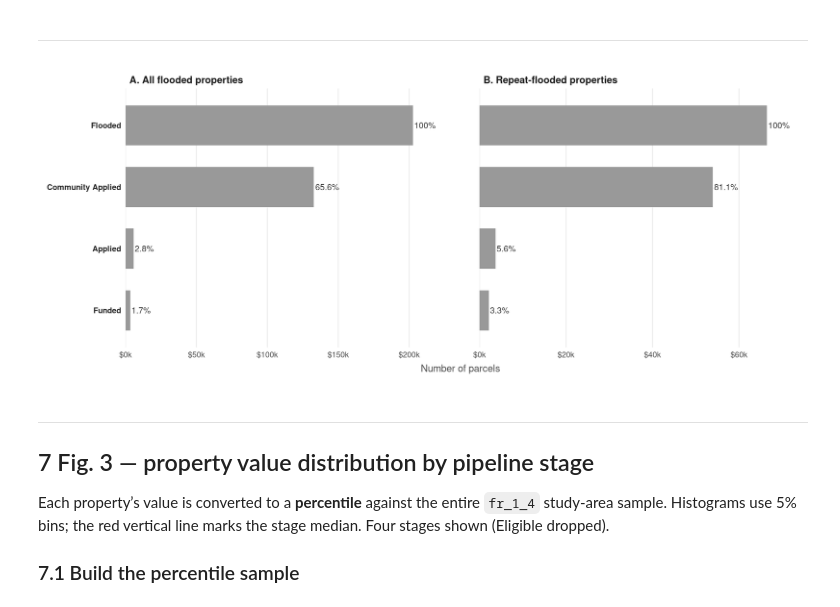
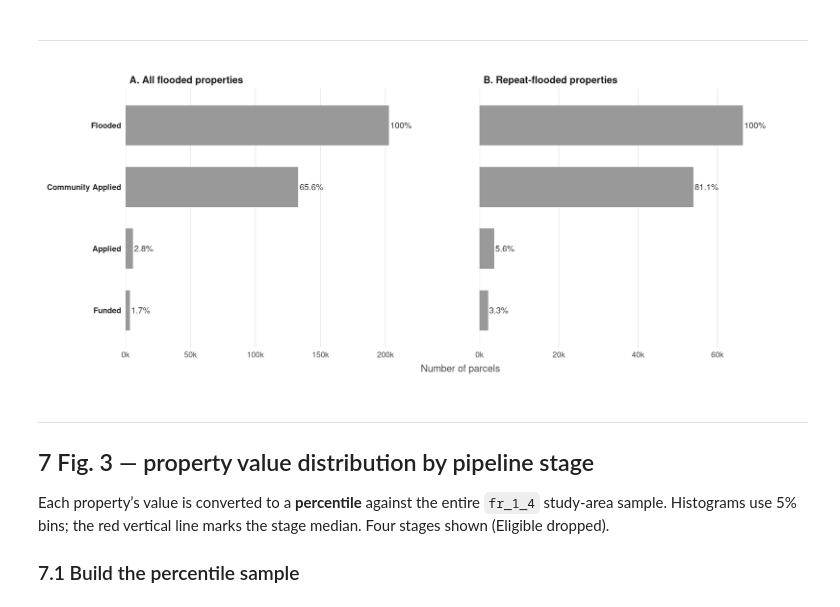
Before and after one commit to russblessing/Obstacles, a Jupyter notebook: notebooks/08_manuscript_figures.embed.ipynb, the cells around one changed output. Saved outputs shown, nothing was run; the diff lists cells and outputs as text; code cells hidden in the pictures.

```diff
--- a/notebooks/08_manuscript_figures.embed.ipynb
+++ b/notebooks/08_manuscript_figures.embed.ipynb
@@ -235,36 +235,36 @@ fig2_data <- funnel |>
 
 fig2 <- ggplot(fig2_data, aes(x = n, y = stage)) +
   geom_col(fill = "grey60", width = 0.65) +
   geom_text(aes(label = label_text),
             hjust = -0.06, size = 3.3, colour = "grey20") +
   facet_wrap(~ panel, ncol = 2, scales = "free_x") +
   scale_x_continuous(
-    expand = expansion(mult = c(0, 0.10)),                    # ← tighter right margin
-    labels = scales::label_dollar(scale = 1e-3, suffix = "k")
+    expand = expansion(mult = c(0, 0.20)),
+    labels = scales::label_number(scale = 1e-3, suffix = "k")
   ) +
   scale_y_discrete(limits = rev) +
   labs(
     x = "Number of parcels",
     y = NULL
   ) +
   theme_minimal(base_size = 11) +
   theme(
     axis.text.y        = element_text(face = "bold", colour = "grey15"),
     axis.text.x        = element_text(colour = "grey30"),
     axis.title.x       = element_text(colour = "grey30", margin = margin(t = 6)),
     strip.text         = element_text(face = "bold", hjust = 0,
                                       colour = "grey10", size = 11),
     strip.background   = element_blank(),
     panel.grid.major.y = element_blank(),
     panel.grid.minor   = element_blank(),
     panel.spacing.x    = unit(1.5, "cm"),
     plot.title         = element_text(face = "bold"),
     plot.margin        = margin(10, 14, 10, 10)
   )
 
 fig2
 # %% [output]
-[figure, old version]
+[figure, new version]
 # %%
 dir.create(here::here("figures"), showWarnings = FALSE)
 ggsave(here::here("figures", "fig2.png"),
```
Also changed, not shown: parts of 3 cells of this notebook, 23 other files.
